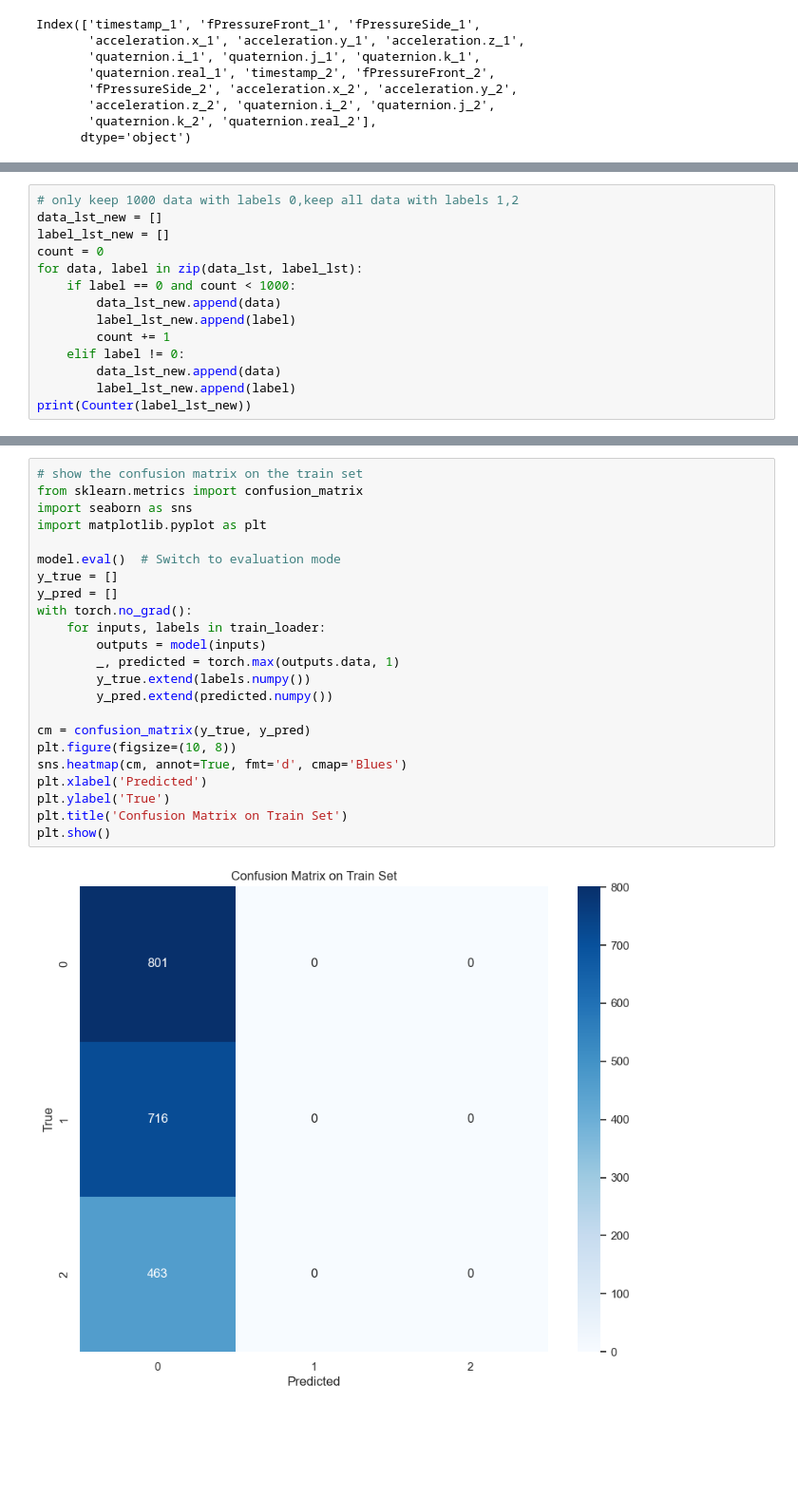
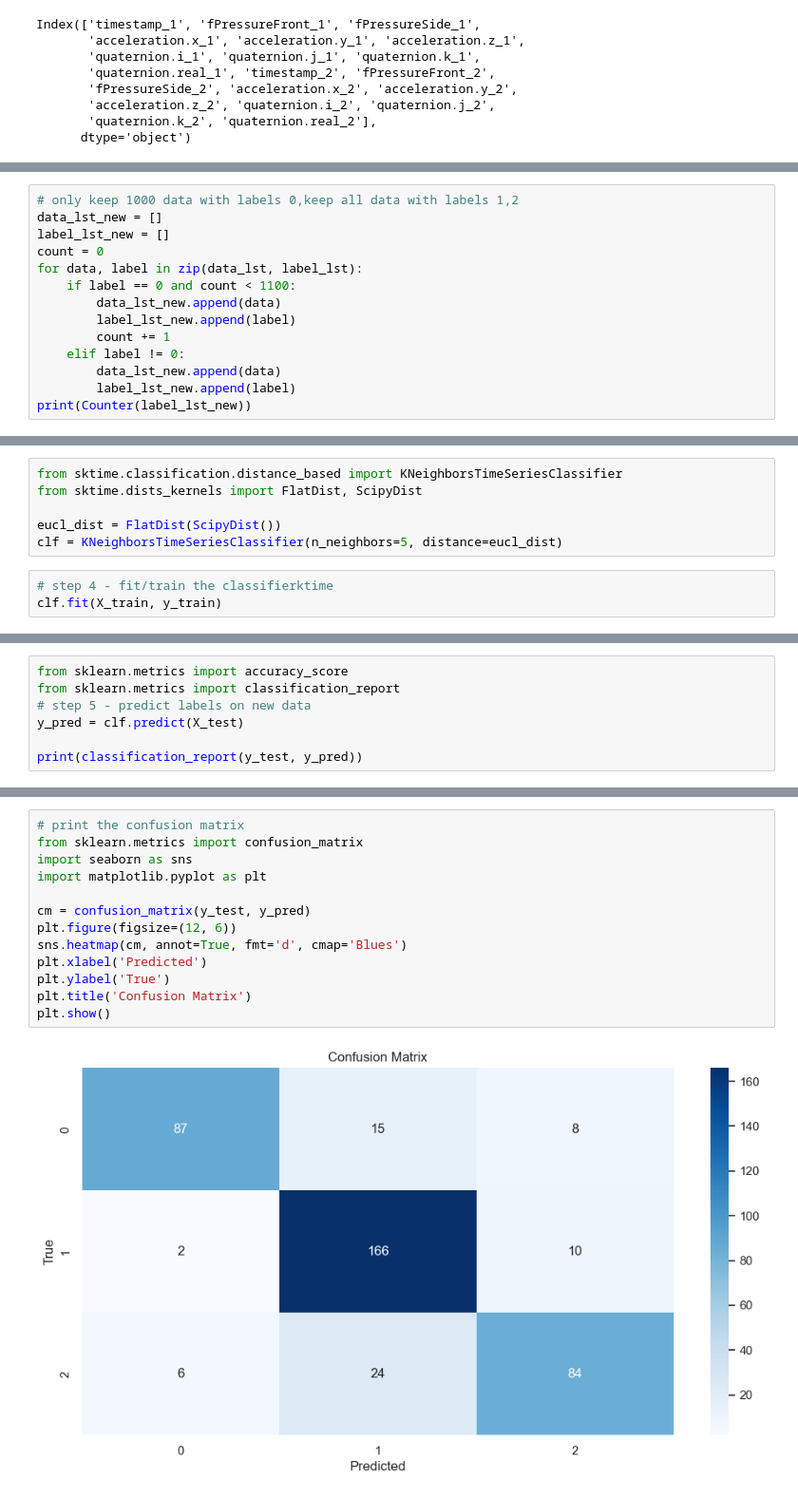
Before and after one commit to Capybarah886/streamlit_eolab, a Jupyter notebook: model_training.ipynb, the cells around one changed output, grey strips where cells are left out. Shown: that part at 95% size. Cells and saved outputs as stored; diff of their text form; blank space fills up the shorter version.

Commit message:
rocket model added

```diff
--- a/model_training.ipynb
+++ b/model_training.ipynb
@@ -111,7 +106,7 @@ data_lst_new = []
 label_lst_new = []
 count = 0
 for data, label in zip(data_lst, label_lst):
-    if label == 0 and count < 1000:
+    if label == 0 and count < 1100:
         data_lst_new.append(data)
         label_lst_new.append(label)
         count += 1
@@ -278,0 +171,9 @@ Test Accuracy: 0.4032
+# %%
+from sktime.classification.distance_based import KNeighborsTimeSeriesClassifier
+from sktime.dists_kernels import FlatDist, ScipyDist
+
+eucl_dist = FlatDist(ScipyDist())
+clf = KNeighborsTimeSeriesClassifier(n_neighbors=5, distance=eucl_dist)
+# %%
+# step 4 - fit/train the classifierktime
+clf.fit(X_train, y_train)
@@ -278,0 +183,7 @@ Test Accuracy: 0.4032
+# %%
+from sklearn.metrics import accuracy_score
+from sklearn.metrics import classification_report
+# step 5 - predict labels on new data
+y_pred = clf.predict(X_test)
+
+print(classification_report(y_test, y_pred))
@@ -279,25 +200,15 @@ Test Accuracy: 0.4032
 # %%
-# show the confusion matrix on the train set
+# print the confusion matrix
 from sklearn.metrics import confusion_matrix
 import seaborn as sns
 import matplotlib.pyplot as plt
 
-model.eval()  # Switch to evaluation mode
-y_true = []
-y_pred = []
-with torch.no_grad():
-    for inputs, labels in train_loader:
-        outputs = model(inputs)
-        _, predicted = torch.max(outputs.data, 1)
-        y_true.extend(labels.numpy())
-        y_pred.extend(predicted.numpy())
-
-cm = confusion_matrix(y_true, y_pred)
-plt.figure(figsize=(10, 8))
+cm = confusion_matrix(y_test, y_pred)
+plt.figure(figsize=(12, 6))
 sns.heatmap(cm, annot=True, fmt='d', cmap='Blues')
 plt.xlabel('Predicted')
 plt.ylabel('True')
-plt.title('Confusion Matrix on Train Set')
+plt.title('Confusion Matrix')
 plt.show()
 # %% [output]
-[figure, old version]
+[figure, new version]
```
Also changed, not shown: parts of 27 cells of this notebook, 12 other files.
